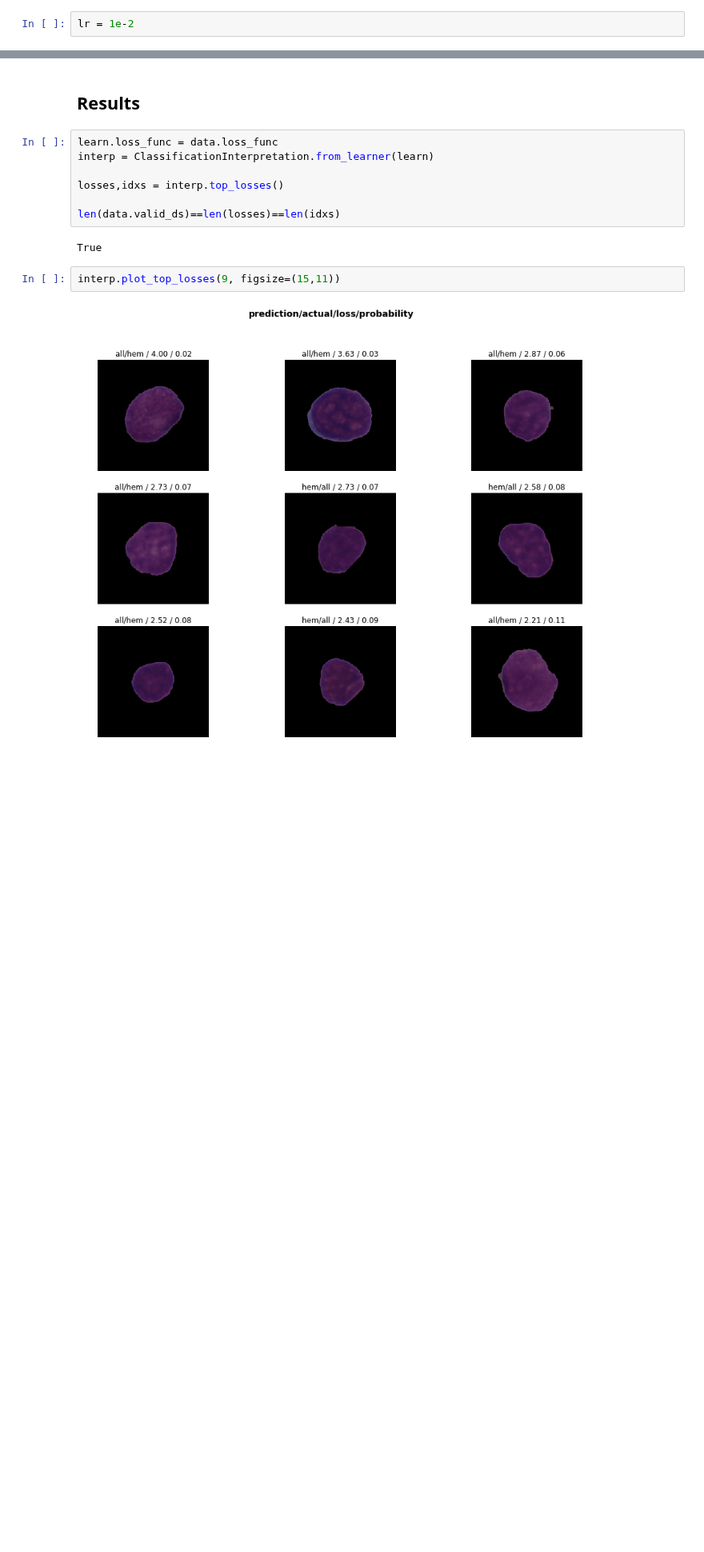
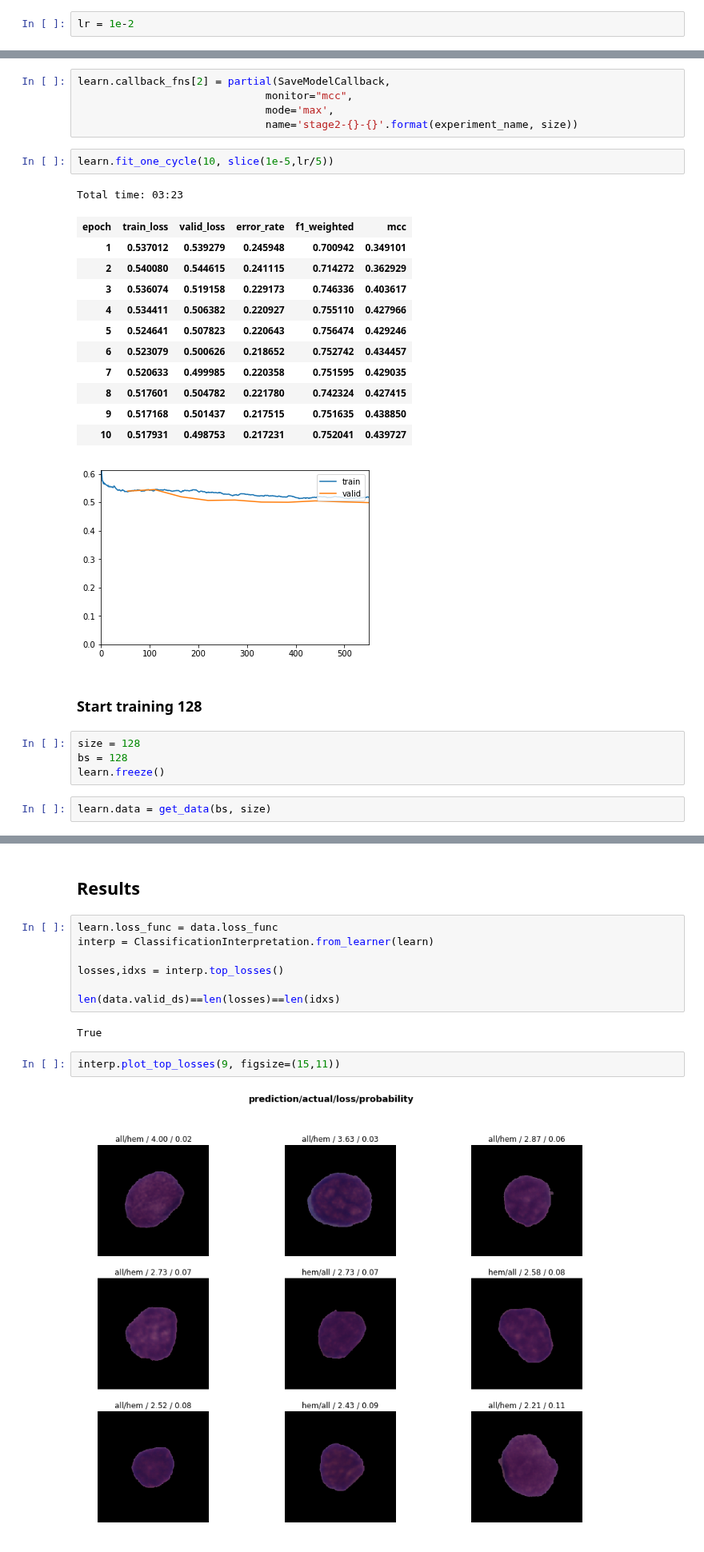
Before and after one commit to ChristianMarzahl/ISBI2019_WhiteBloodCancer, a Jupyter notebook: baseline.ipynb, the cells around one changed output, grey strips where cells are left out. Shown at 80% size. Cells and saved outputs as stored; diff of their text form; blank space fills up the shorter version.

```diff
--- a/baseline.ipynb
+++ b/baseline.ipynb
@@ -257,0 +250,29 @@ Total time: 12:58
+# %%
+learn.callback_fns[2] = partial(SaveModelCallback,
+                              monitor="mcc",
+                              mode='max',
+                              name='stage2-{}-{}'.format(experiment_name, size))
+# %%
+learn.fit_one_cycle(10, slice(1e-5,lr/5))
+# %% [output]
+Total time: 03:23
+| epoch | train_loss | valid_loss | error_rate | f1_weighted | mcc |
+| 1 | 0.537012 | 0.539279 | 0.245948 | 0.700942 | 0.349101 |
+| 2 | 0.540080 | 0.544615 | 0.241115 | 0.714272 | 0.362929 |
+| 3 | 0.536074 | 0.519158 | 0.229173 | 0.746336 | 0.403617 |
+| 4 | 0.534411 | 0.506382 | 0.220927 | 0.755110 | 0.427966 |
+| 5 | 0.524641 | 0.507823 | 0.220643 | 0.756474 | 0.429246 |
+| 6 | 0.523079 | 0.500626 | 0.218652 | 0.752742 | 0.434457 |
+| 7 | 0.520633 | 0.499985 | 0.220358 | 0.751595 | 0.429035 |
+| 8 | 0.517601 | 0.504782 | 0.221780 | 0.742324 | 0.427415 |
+| 9 | 0.517168 | 0.501437 | 0.217515 | 0.751635 | 0.438850 |
+| 10 | 0.517931 | 0.498753 | 0.217231 | 0.752041 | 0.439727 |
+[figure, added]
+# %% [markdown]
+### Start training  128
+# %%
+size = 128
+bs = 128
+learn.freeze()
+# %%
+learn.data = get_data(bs, size)
```
Also changed, not shown: parts of 50 cells of this notebook, 2 other files.
